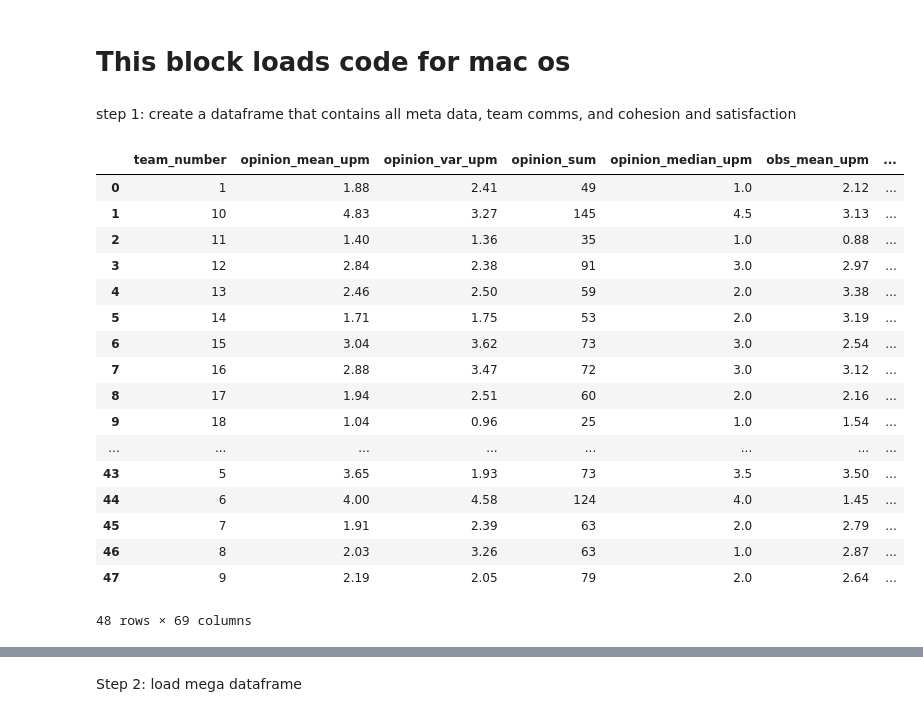
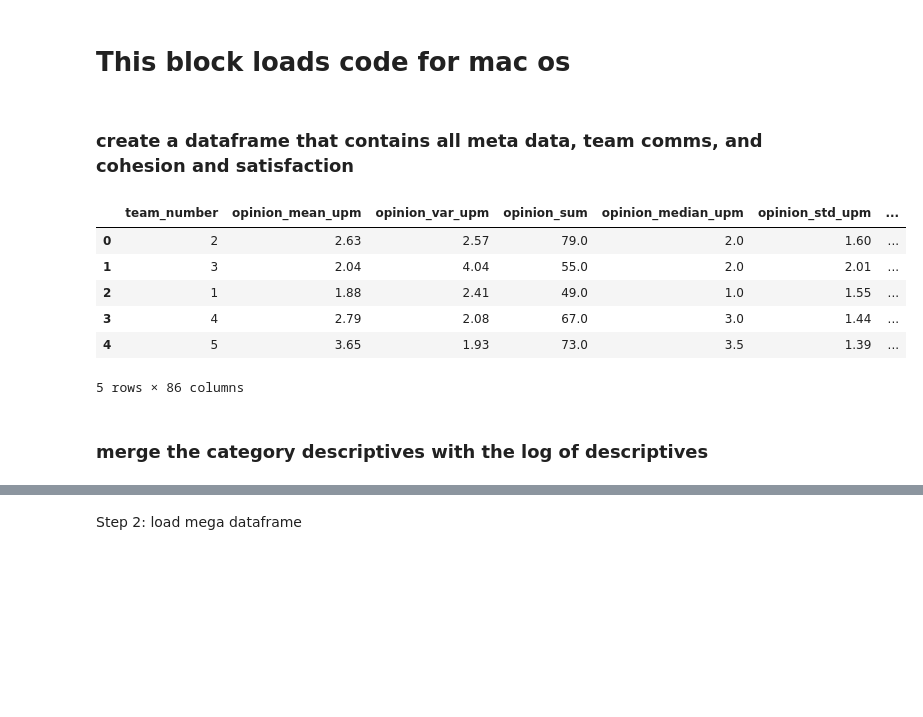
Before and after one commit to evelyntan/scripts, a Jupyter notebook: visualise-code-utterances.ipynb, the cells around one changed output, grey strips where cells are left out. Saved outputs shown, nothing was run; the diff lists cells and outputs as text; code cells hidden in the pictures; blank space fills up the shorter version.

Commit message:
recalculated descriptives

```diff
--- a/visualise-code-utterances.ipynb
+++ b/visualise-code-utterances.ipynb
@@ -345,38 +345,29 @@ Step 1: Get zscores of transition probabilities in the correct dataframe format
 # %% [markdown]
 # This block loads code for mac os
 # %% [markdown]
-step 1: create a dataframe that contains all meta data, team comms, and cohesion and satisfaction
+### create a dataframe that contains all meta data, team comms, and cohesion and satisfaction
 # %%
 import pandas as pd
 
-log_file = '/Users/ett506/Documents/proj-league/data/coded-transcripts/log_with_descriptives.csv'
+log_file = '../data/coded-transcripts/log_with_descriptives.csv'
 
 team_log_with_descriptives = pd.read_csv(log_file)
 
-category_descriptives_file = '/Users/ett506/Documents/proj-league/data/coded-transcripts/category_descriptives.csv'
+category_descriptives_file = '../data/coded-transcripts/category_descriptives.csv'
 
 category_descriptives = pd.read_csv(category_descriptives_file)
 
-category_descriptives
+category_descriptives.head()
 # %% [output]
-|  | team_number | opinion_mean_upm | opinion_var_upm | opinion_sum | opinion_median_upm | obs_mean_upm | ... |
-| 0 | 1 | 1.88 | 2.41 | 49 | 1.0 | 2.12 | ... |
-| 1 | 10 | 4.83 | 3.27 | 145 | 4.5 | 3.13 | ... |
-| 2 | 11 | 1.40 | 1.36 | 35 | 1.0 | 0.88 | ... |
-| 3 | 12 | 2.84 | 2.38 | 91 | 3.0 | 2.97 | ... |
-| 4 | 13 | 2.46 | 2.50 | 59 | 2.0 | 3.38 | ... |
-| 5 | 14 | 1.71 | 1.75 | 53 | 2.0 | 3.19 | ... |
-| 6 | 15 | 3.04 | 3.62 | 73 | 3.0 | 2.54 | ... |
-| 7 | 16 | 2.88 | 3.47 | 72 | 3.0 | 3.12 | ... |
-| 8 | 17 | 1.94 | 2.51 | 60 | 2.0 | 2.16 | ... |
-| 9 | 18 | 1.04 | 0.96 | 25 | 1.0 | 1.54 | ... |
-| ... | ... | ... | ... | ... | ... | ... | ... |
-| 43 | 5 | 3.65 | 1.93 | 73 | 3.5 | 3.50 | ... |
-| 44 | 6 | 4.00 | 4.58 | 124 | 4.0 | 1.45 | ... |
-| 45 | 7 | 1.91 | 2.39 | 63 | 2.0 | 2.79 | ... |
-| 46 | 8 | 2.03 | 3.26 | 63 | 1.0 | 2.87 | ... |
-| 47 | 9 | 2.19 | 2.05 | 79 | 2.0 | 2.64 | ... |
+|  | team_number | opinion_mean_upm | opinion_var_upm | opinion_sum | opinion_median_upm | opinion_std_upm | ... |
+| 0 | 2 | 2.63 | 2.57 | 79.0 | 2.0 | 1.60 | ... |
+| 1 | 3 | 2.04 | 4.04 | 55.0 | 2.0 | 2.01 | ... |
+| 2 | 1 | 1.88 | 2.41 | 49.0 | 1.0 | 1.55 | ... |
+| 3 | 4 | 2.79 | 2.08 | 67.0 | 3.0 | 1.44 | ... |
+| 4 | 5 | 3.65 | 1.93 | 73.0 | 3.5 | 1.39 | ... |
-48 rows × 69 columns
+5 rows × 86 columns
+# %% [markdown]
+### merge the category descriptives with the log of descriptives
 # %%
 merged_df = pd.merge(team_log_with_descriptives, category_descriptives, on = 'team_number')
 
```
Also changed, not shown: parts of 4 cells of this notebook, 1 other file.
